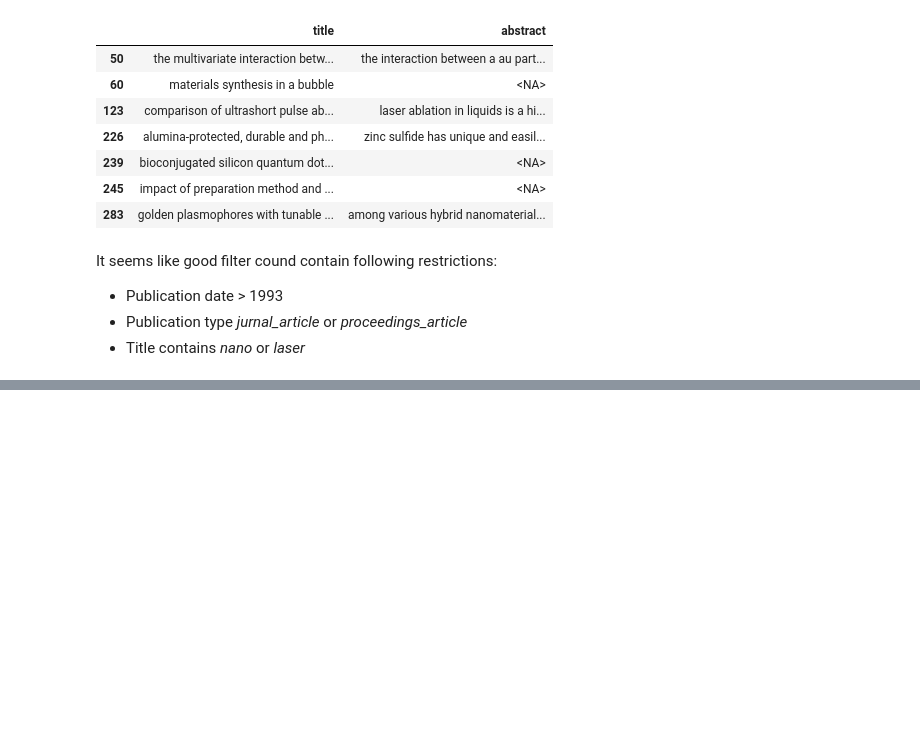
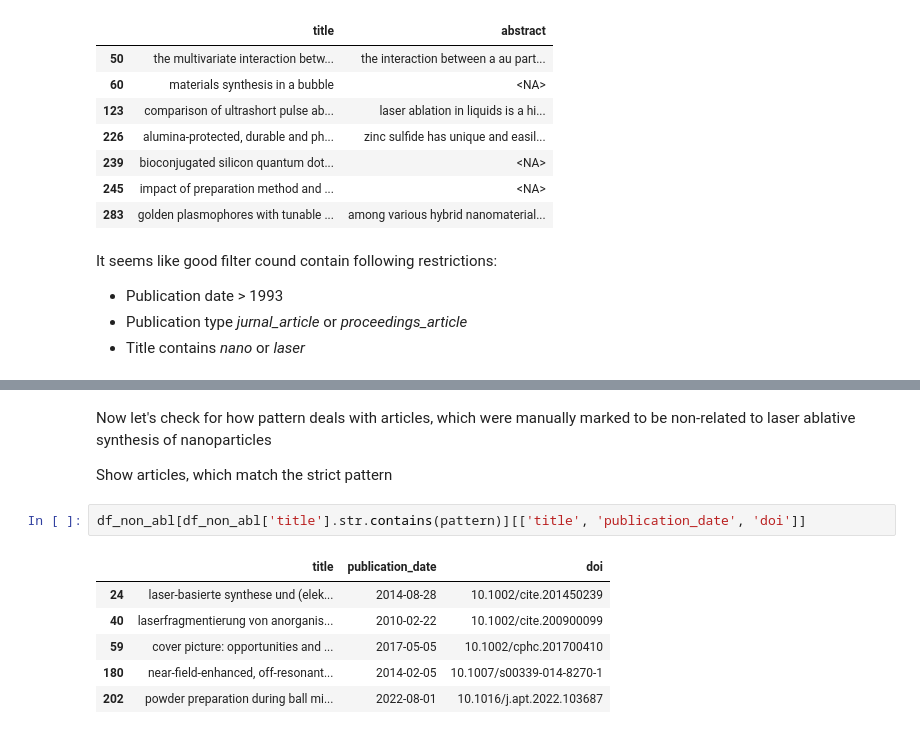
Before and after one commit to Kaldarinz/artfinder, a Jupyter notebook: crossref_base_analysis.ipynb, the cells around one changed output, grey strips where cells are left out. Cells and saved outputs as stored; diff of their text form; blank space fills up the shorter version.

```diff
--- a/crossref_base_analysis.ipynb
+++ b/crossref_base_analysis.ipynb
@@ -173,0 +227,13 @@ It seems like good filter cound contain following restrictions:
+# %% [markdown]
+Now let's check for how pattern deals with articles, which were manually marked to be non-related to laser ablative synthesis of nanoparticles
+
+Show articles, which match the strict pattern
+# %%
+df_non_abl[df_non_abl['title'].str.contains(pattern)][['title', 'publication_date', 'doi']]
+# %% [output]
+|  | title | publication_date | doi |
+| 24 | laser‐basierte synthese und (elek... | 2014-08-28 | 10.1002/cite.201450239 |
+| 40 | laserfragmentierung von anorganis... | 2010-02-22 | 10.1002/cite.200900099 |
+| 59 | cover picture: opportunities and ... | 2017-05-05 | 10.1002/cphc.201700410 |
+| 180 | near-field-enhanced, off-resonant... | 2014-02-05 | 10.1007/s00339-014-8270-1 |
+| 202 | powder preparation during ball mi... | 2022-08-01 | 10.1016/j.apt.2022.103687 |
```
Also changed, not shown: parts of 9 cells of this notebook, 3 other files.
